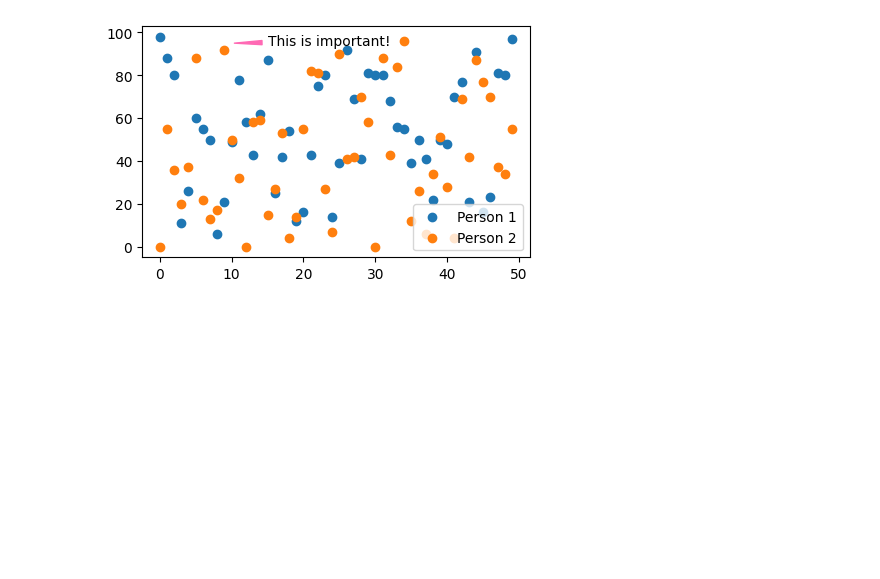
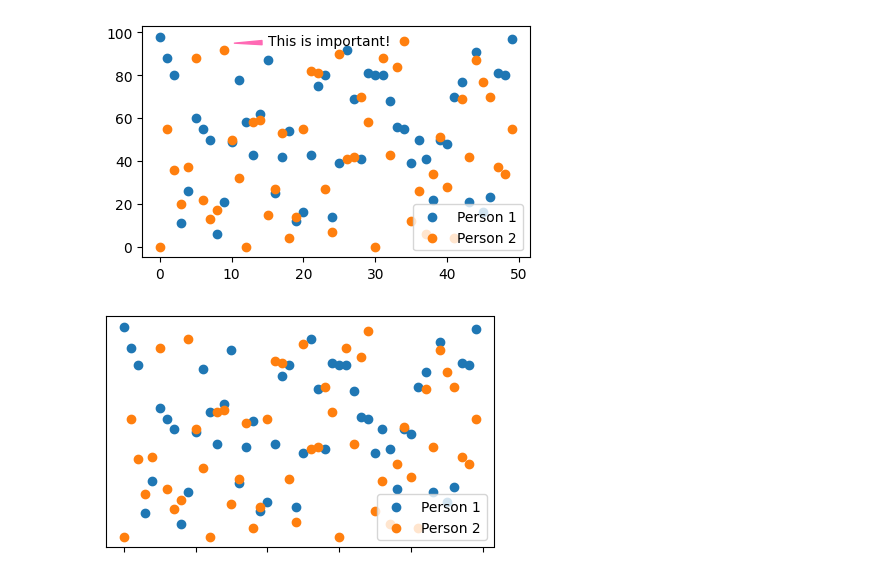
Before and after one commit to charissa-chan/visualization, a Jupyter notebook: 02_activities/assignments/participation/June_08_2026.ipynb, the cells around one changed output. Drawn from its saved outputs; the diff is of its cells as text; code cells hidden in the pictures; blank space fills up the shorter version.

```diff
--- a/02_activities/assignments/participation/June_08_2026.ipynb
+++ b/02_activities/assignments/participation/June_08_2026.ipynb
@@ -97,3 +97,13 @@ ax.annotate('This is important!', xy=(10, 95), xytext=(15, 94),
 fig.show()
 # %% [output]
 [figure]
+# %%
+fig, ax = plt.subplots(figsize=(5, 3))
+ax.scatter(x,y1, label = "Person 1")
+ax.scatter(x,y2, label = "Person 2")
+ax.legend(loc='lower right')
+
+ax.yaxis.set_major_locator(plt.NullLocator()) #removes both ticks and labels
+ax.xaxis.set_major_formatter(plt.NullFormatter()) #only removes labels, keeps ticks
+# %% [output]
+[figure, added]
```
Also changed, not shown: parts of 10 cells of this notebook, 1 other file.
